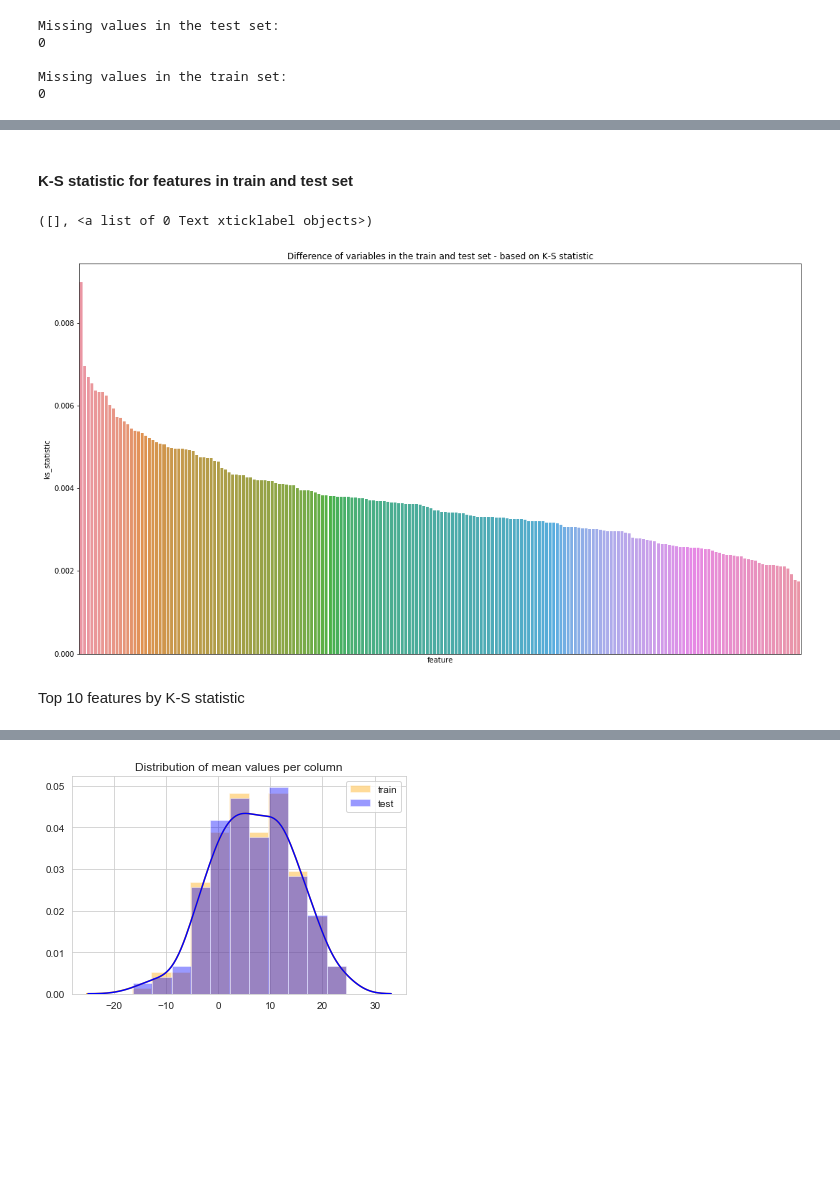
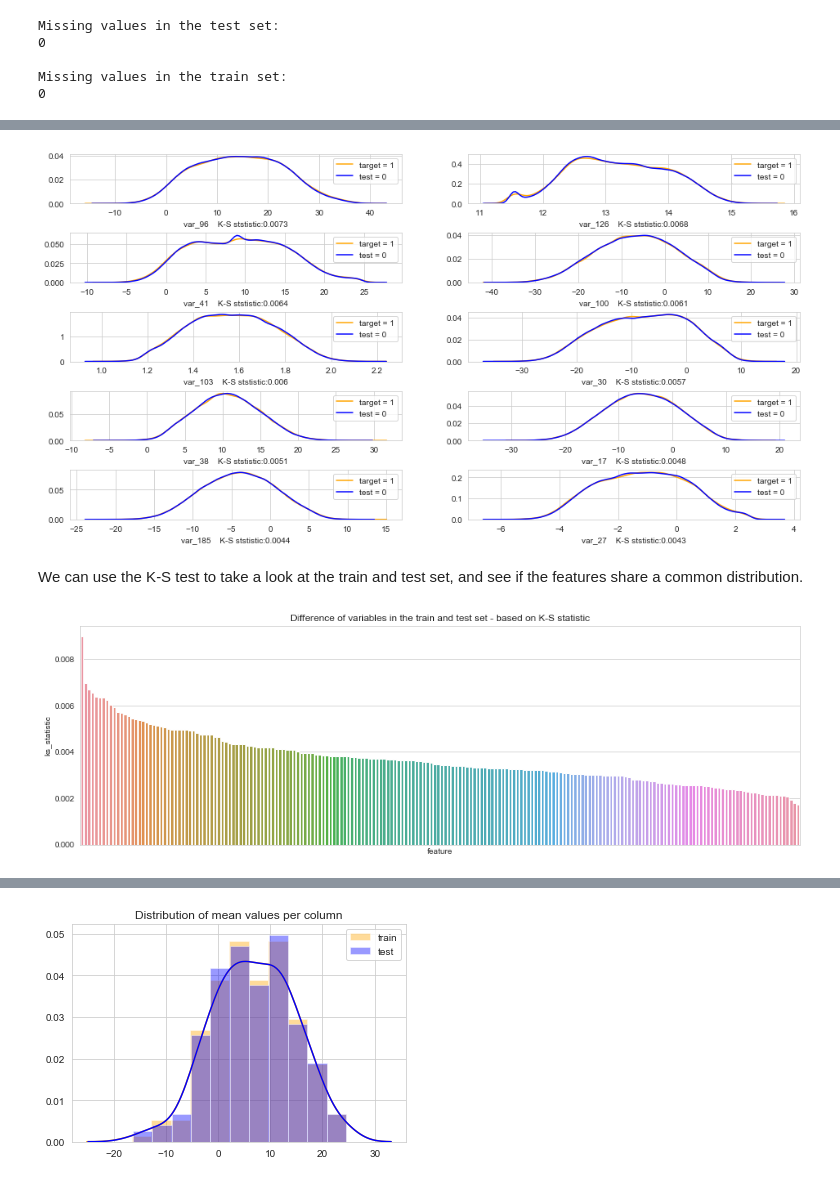
Before and after one commit to abfu/Santander-Customer-Transaction, a Jupyter notebook: SCTpred.ipynb, the cells around one changed output, grey strips where cells are left out. Cells and saved outputs as stored; diff of their text form; code cells hidden in the pictures; blank space fills up the shorter version.

```diff
--- a/SCTpred.ipynb
+++ b/SCTpred.ipynb
@@ -191,5 +198,11 @@ plot_Features(train, test, features)
-# %% [markdown]
-#### K-S statistic for features in train and test set
+# %%
+plot_Features(x, y, features)
+# %% [output]
+[figure, added]
+# %% [markdown]
+
+
+We can use the K-S test to take a look at the train and test set, and see if the features share a common distribution.
 # %%
 ks_rank2 = pd.DataFrame(columns=('feature', 'ks_statistic'))
 features = train.columns.values[2:202]
@@ -202,12 +215,10 @@ for feature in features:
 ks_rank2.sort_values(by='ks_statistic', ascending=False, inplace=True)
 ks_rank2.reset_index(inplace=True)
 # %%
-plt.figure(figsize=(18,10))
+plt.figure(figsize=(16, 5))
 plt.title('Difference of variables in the train and test set - based on K-S statistic')
 sns.barplot(x='feature', y='ks_statistic', data=ks_rank2)
 plt.xticks([])
+plt.show()
 # %% [output]
-([], <a list of 0 Text xticklabel objects>)
-[figure, old version]
+[figure, new version]
-# %% [markdown]
-Top 10 features by K-S statistic
```
Also changed, not shown: parts of 51 cells of this notebook.
